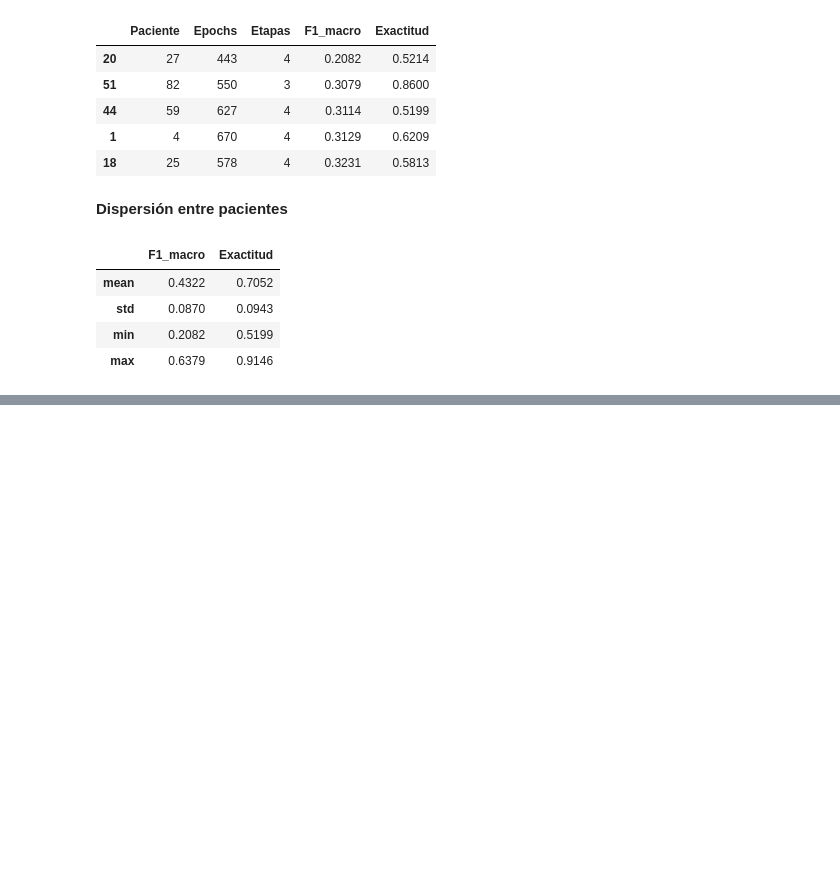
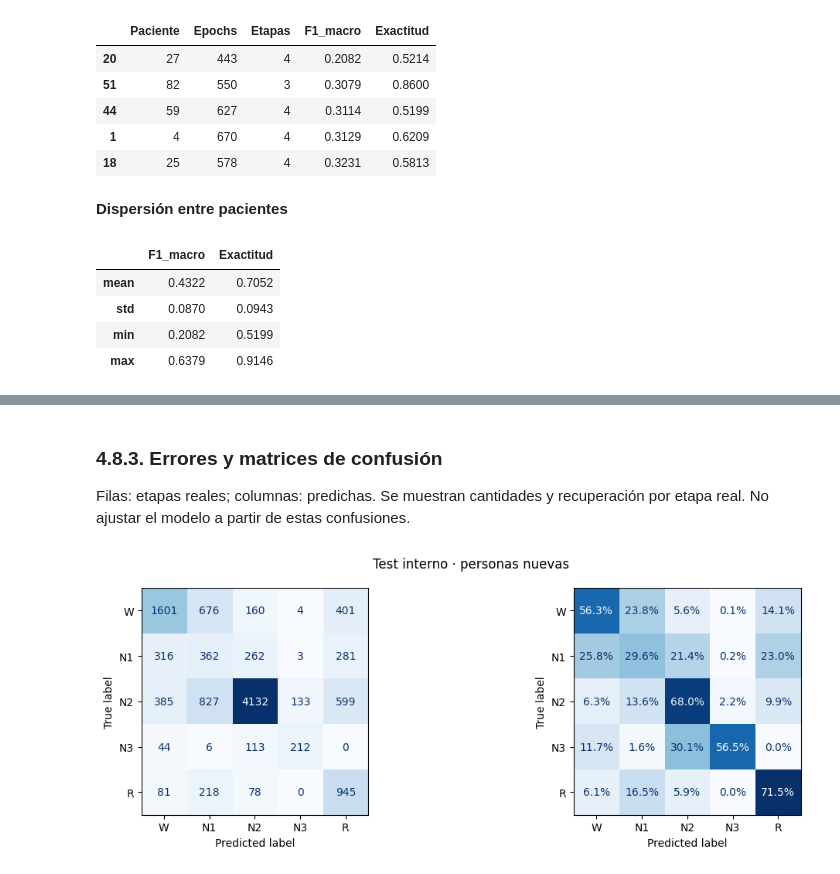
Before and after one commit to Taritto/TPI_CDD_G7, a Jupyter notebook: temporal_version_tp_entrega03.ipynb, the cells around one changed output, grey strips where cells are left out. Cells and saved outputs as stored; diff of their text form; code cells hidden in the pictures; blank space fills up the shorter version.

```diff
--- a/temporal_version_tp_entrega03.ipynb
+++ b/temporal_version_tp_entrega03.ipynb
@@ -1580,0 +1833,10 @@ Test sin evaluar. Terminar selección y congelar antes de activarlo.
+# %%
+RESULTADO_FINAL = ejecutar_final(RAIZ_FINAL,DIRECTORIO_FINAL,PLANTILLA_FINAL,
+    autorizar=AUTORIZAR_APERTURA_TEST_FINAL)
+print('Resultados guardados: sin reentrenar ni repetir inferencia.' if RESULTADO_FINAL['reutilizado']
+      else 'Evaluación única finalizada; predicciones y modelo guardados.')
+tabla_final(pd.DataFrame([{'Modelo':'XGBoost ponderado','Profundidad':4,'Rondas':200,
+    'Learning rate':0.1,'Lambda L2':5,'Subsample':0.8,'Colsample':0.8,
+    'Historia':'1+2 minutos','Predictores':68,'Semilla':42}]),'Configuración congelada')
+tabla_final(pd.DataFrame([{'Conjunto':k,'Epochs':v['epochs'],'Pacientes':v['pacientes']}
+    for k,v in PLANTILLA_FINAL['cantidades'].items()]),'Partición conservada')
@@ -1580,0 +1871,7 @@ Test sin evaluar. Terminar selección y congelar antes de activarlo.
+# %% [markdown]
+### 4.8.3. Errores y matrices de confusión
+Filas: etapas reales; columnas: predichas. Se muestran cantidades y recuperación por etapa real. No ajustar el modelo a partir de estas confusiones.
+# %%
+mostrar_errores_final(RESULTADO_FINAL)
+# %% [output]
+[figure, added]
```
Also changed, not shown: parts of 17 cells of this notebook, 7 other files.
